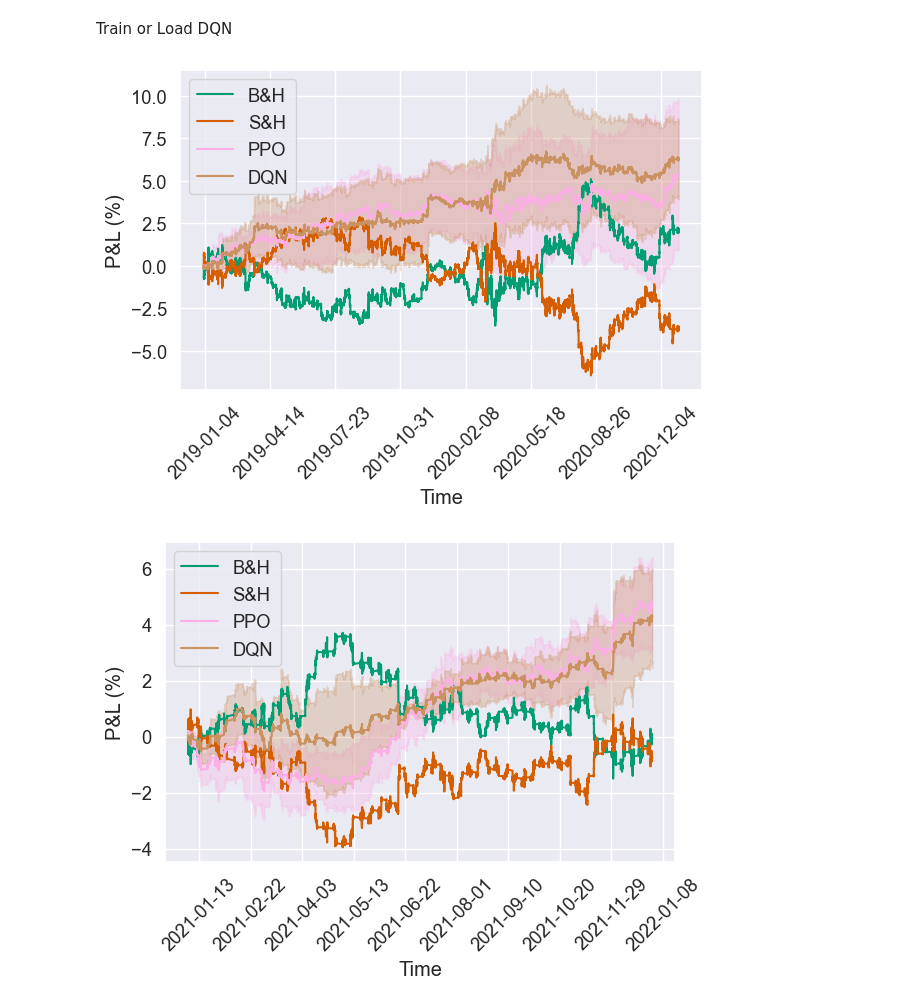
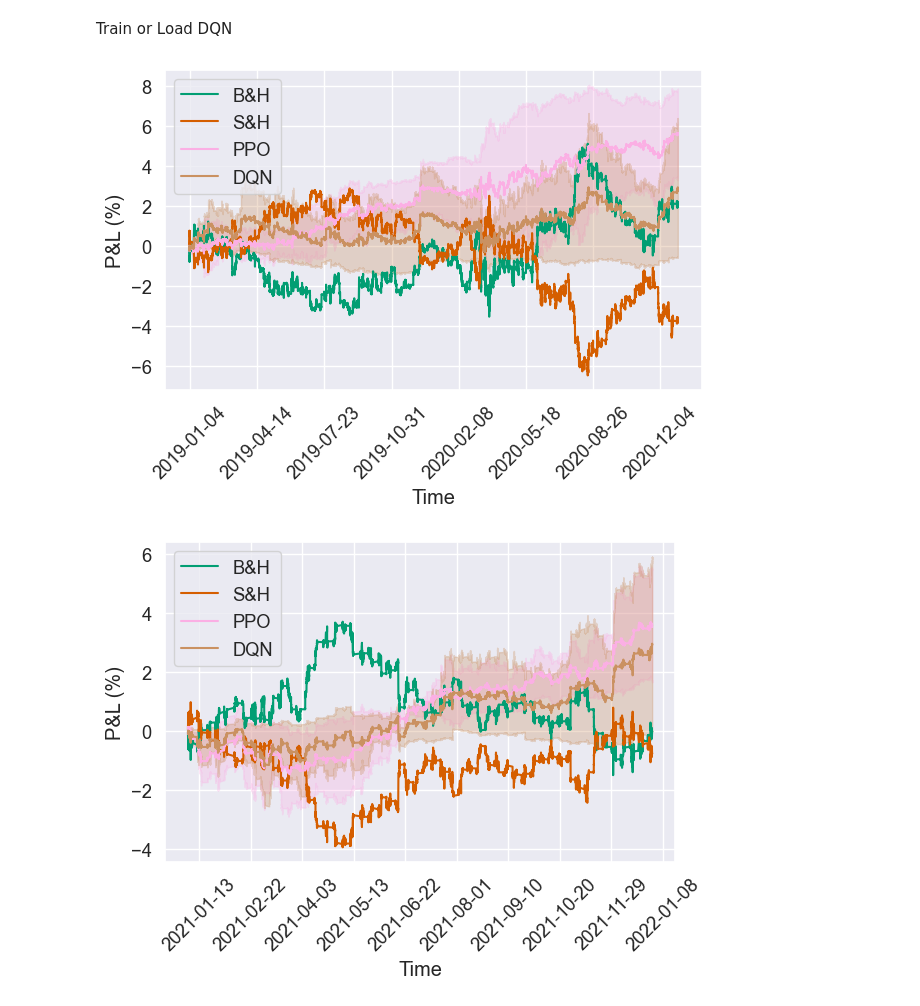
Before and after one commit to Daveonwave/gym4ReaL, a Jupyter notebook: examples/trading/benchmarks.ipynb, the cells around one changed output. Drawn from its saved outputs; the diff is of its cells as text; code cells hidden in the pictures.

```diff
--- a/examples/trading/benchmarks.ipynb
+++ b/examples/trading/benchmarks.ipynb
@@ -208,7 +192,7 @@ models_dqn = []
 for seed in args['seeds']:
     logdir = os.path.join(base_directory, args['exp_name']+f"_seed_{seed}" )
     model = DQN.load(os.path.join(logdir,  "models/eval", "best_model"))
-    models_ppo.append(model)
+    models_dqn.append(model)
 # %%
 models = {
     "PPO": models_ppo,
@@ -216,11 +200,11 @@ models = {
 }
 # %%
 params_train['sequential'] = True
-evaluate_multiple_agents_with_baselines(models, params_train, None, 'Training', "/Users/giovannidispoto/Desktop/PhD/gym4ReaL_github/gym4ReaL/gym4real/algorithms/trading/plots/ppo_dqn_training_trading.pdf" )
+evaluate_multiple_agents_with_baselines(models, params_train, None, 'Training', "./gym4real/algorithms/trading/plots/ppo_dqn_training_trading.pdf" )
 # %% [output]
-[figure, old version]
+[figure, new version]
 # %%
-evaluate_multiple_agents_with_baselines(models, params_validation, train_env.env_method("get_scaler")[0], 'Validation', "/Users/giovannidispoto/Desktop/PhD/gym4ReaL_github/gym4ReaL/gym4real/algorithms/trading/plots/ppo_dqn_validation_trading.pdf")
+evaluate_multiple_agents_with_baselines(models, params_validation, train_env.env_method("get_scaler")[0], 'Validation', "./gym4ReaL/algorithms/trading/plots/ppo_dqn_validation_trading.pdf")
 # %% [output]
-[figure, old version]
+[figure, new version]
 # %%
```
Also changed, not shown: parts of 2 cells of this notebook, 3 other files.
